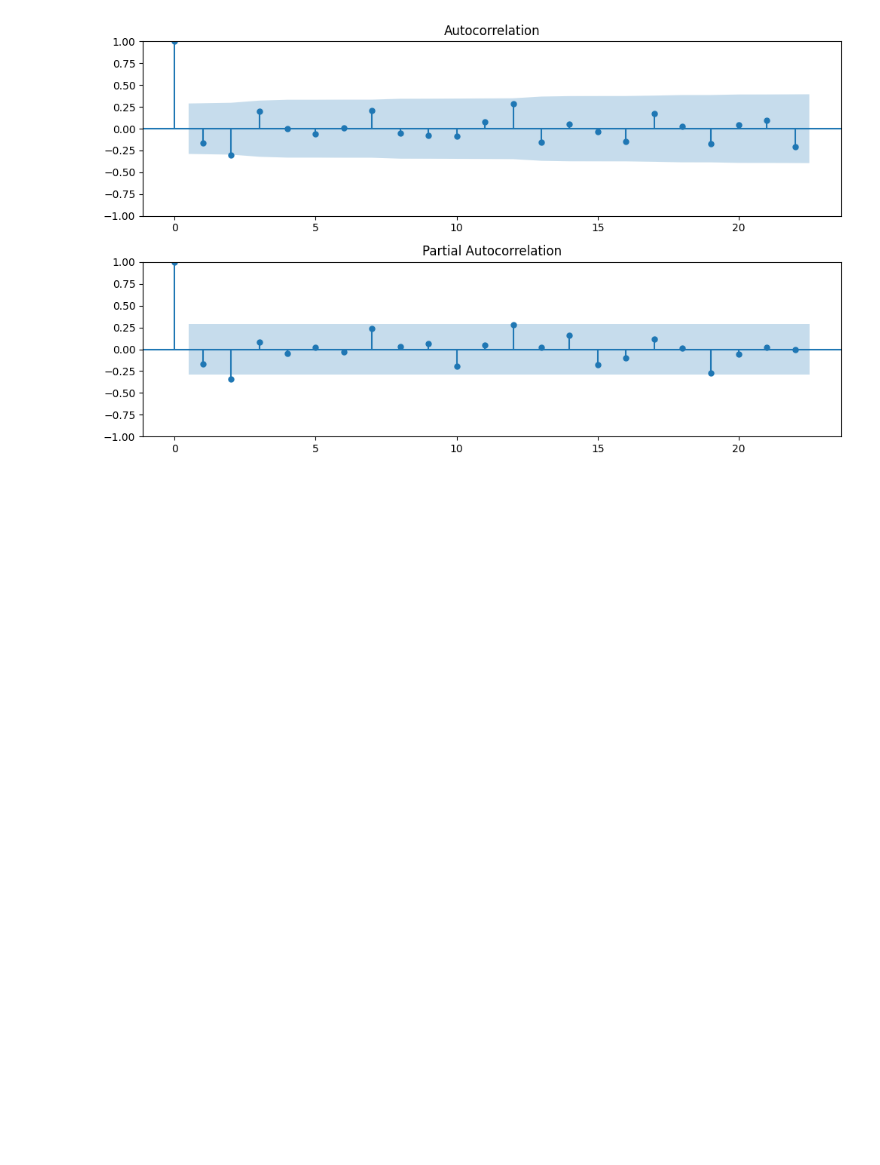
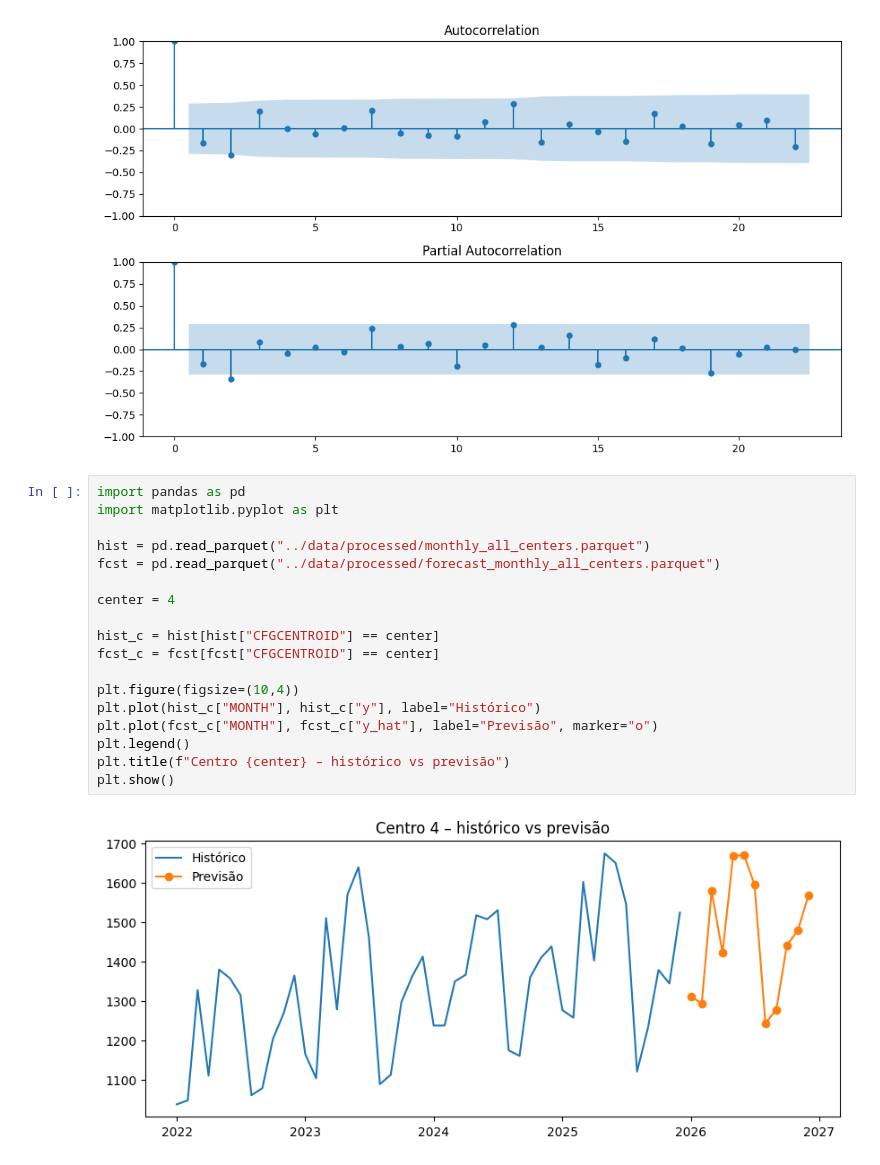
Before and after one commit to catarinatorres26/Projeto_Final, a Jupyter notebook: notebooks/01_eda_monthly_center_31.ipynb, the cells around one changed output. Drawn from its saved outputs; the diff is of its cells as text; blank space fills up the shorter version.

```diff
--- a/notebooks/01_eda_monthly_center_31.ipynb
+++ b/notebooks/01_eda_monthly_center_31.ipynb
@@ -71,3 +71,23 @@ plt.tight_layout()
 plt.show()
 # %% [output]
 [figure]
+# %%
+import pandas as pd
+import matplotlib.pyplot as plt
+
+hist = pd.read_parquet("../data/processed/monthly_all_centers.parquet")
+fcst = pd.read_parquet("../data/processed/forecast_monthly_all_centers.parquet")
+
+center = 4
+
+hist_c = hist[hist["CFGCENTROID"] == center]
+fcst_c = fcst[fcst["CFGCENTROID"] == center]
+
+plt.figure(figsize=(10,4))
+plt.plot(hist_c["MONTH"], hist_c["y"], label="Histórico")
+plt.plot(fcst_c["MONTH"], fcst_c["y_hat"], label="Previsão", marker="o")
+plt.legend()
+plt.title(f"Centro {center} – histórico vs previsão")
+plt.show()
+# %% [output]
+[figure, added]
```
Also changed, not shown: parts of 1 cell of this notebook, 5 other files.
